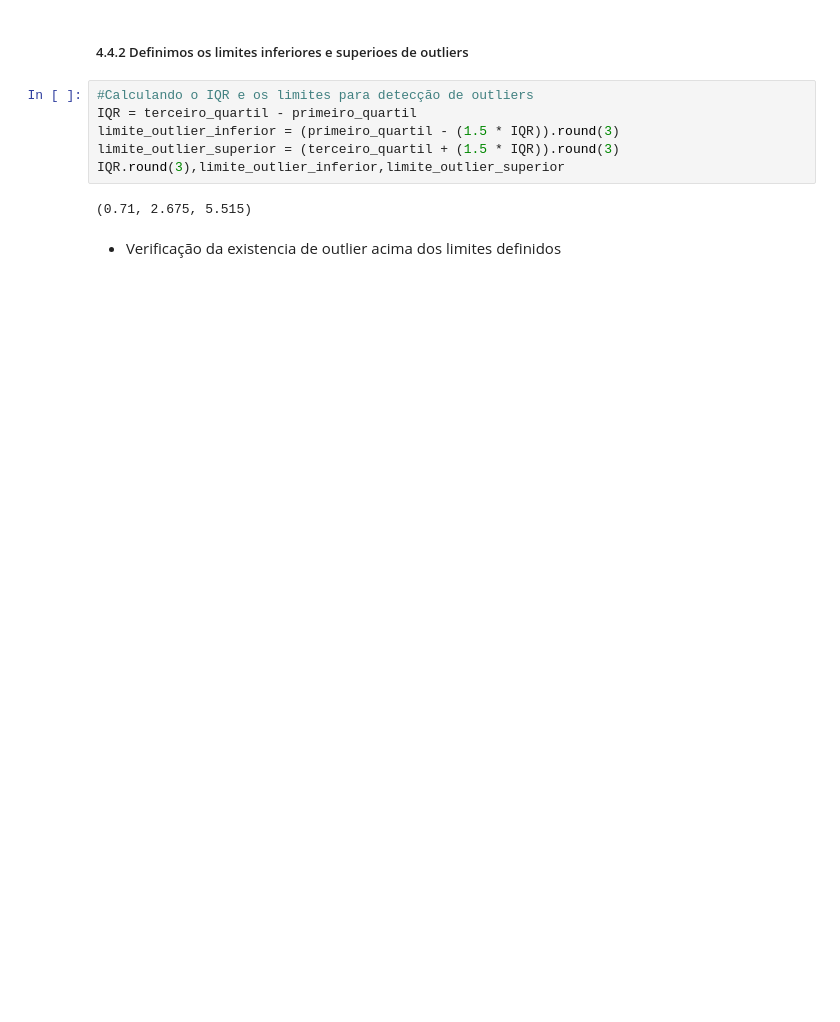
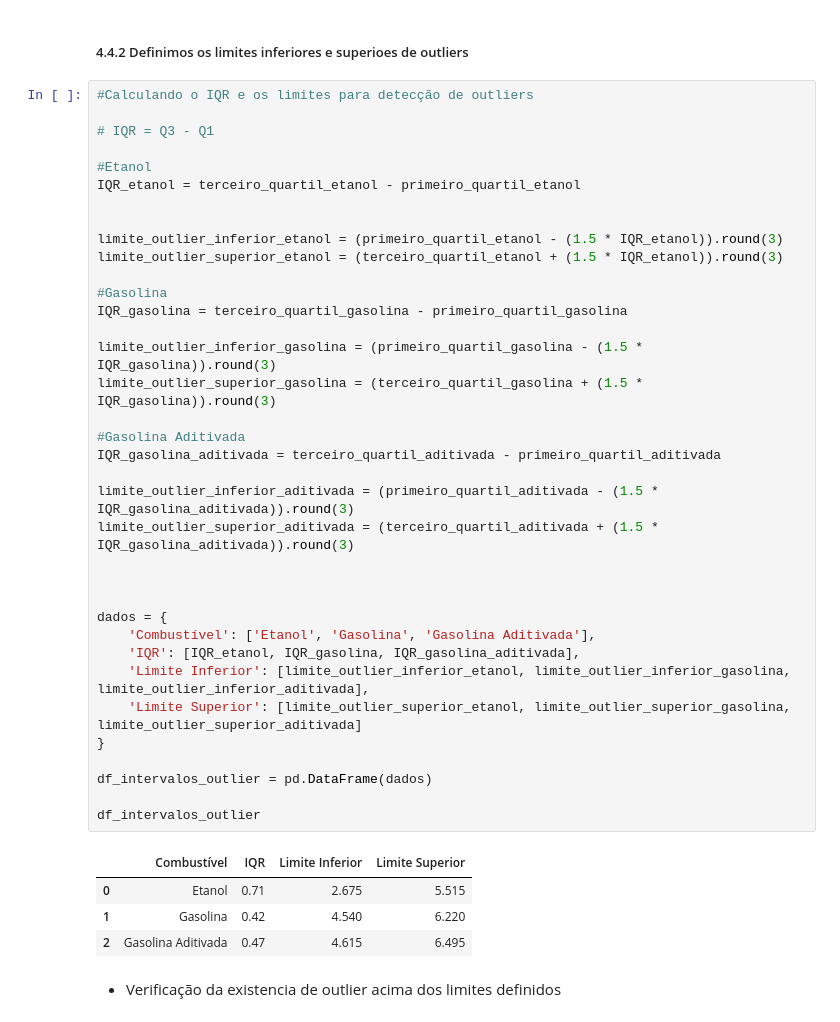
Before and after one commit to gideoni-santos/projeto-squad5-m4, a Jupyter notebook: Analise_combustiveis.ipynb, the cells around one changed output. Cells and saved outputs as stored; diff of their text form; blank space fills up the shorter version.

```diff
--- a/Analise_combustiveis.ipynb
+++ b/Analise_combustiveis.ipynb
@@ -167,12 +190,45 @@ primeiro_quartil,terceiro_quartil
 # %% [markdown]
 ##### 4.4.2 Definimos os limites inferiores e superioes de outliers
-# %%
-#Calculando o IQR e os limites para detecção de outliers
-IQR = terceiro_quartil - primeiro_quartil
-limite_outlier_inferior = (primeiro_quartil - (1.5 * IQR)).round(3)
-limite_outlier_superior = (terceiro_quartil + (1.5 * IQR)).round(3)
-IQR.round(3),limite_outlier_inferior,limite_outlier_superior
-# %% [output]
-(0.71, 2.675, 5.515)
+# %%
+#Calculando o IQR e os limites para detecção de outliers
+
+# IQR = Q3 - Q1
+
+#Etanol
+IQR_etanol = terceiro_quartil_etanol - primeiro_quartil_etanol
+
+
+limite_outlier_inferior_etanol = (primeiro_quartil_etanol - (1.5 * IQR_etanol)).round(3)
+limite_outlier_superior_etanol = (terceiro_quartil_etanol + (1.5 * IQR_etanol)).round(3)
+
+#Gasolina
+IQR_gasolina = terceiro_quartil_gasolina - primeiro_quartil_gasolina
+
+limite_outlier_inferior_gasolina = (primeiro_quartil_gasolina - (1.5 * IQR_gasolina)).round(3)
+limite_outlier_superior_gasolina = (terceiro_quartil_gasolina + (1.5 * IQR_gasolina)).round(3)
+
+#Gasolina Aditivada
+IQR_gasolina_aditivada = terceiro_quartil_aditivada - primeiro_quartil_aditivada
+
+limite_outlier_inferior_aditivada = (primeiro_quartil_aditivada - (1.5 * IQR_gasolina_aditivada)).round(3)
+limite_outlier_superior_aditivada = (terceiro_quartil_aditivada + (1.5 * IQR_gasolina_aditivada)).round(3)
+
+
+
+dados = {
+    'Combustível': ['Etanol', 'Gasolina', 'Gasolina Aditivada'],
+    'IQR': [IQR_etanol, IQR_gasolina, IQR_gasolina_aditivada],
+    'Limite Inferior': [limite_outlier_inferior_etanol, limite_outlier_inferior_gasolina, limite_outlier_inferior_aditivada],
+    'Limite Superior': [limite_outlier_superior_etanol, limite_outlier_superior_gasolina, limite_outlier_superior_aditivada]
+}
+
+df_intervalos_outlier = pd.DataFrame(dados)
+
+df_intervalos_outlier
+# %% [output]
+|  | Combustível | IQR | Limite Inferior | Limite Superior |
+| 0 | Etanol | 0.71 | 2.675 | 5.515 |
+| 1 | Gasolina | 0.42 | 4.540 | 6.220 |
+| 2 | Gasolina Aditivada | 0.47 | 4.615 | 6.495 |
 # %% [markdown]
 - Verificação da existencia de outlier acima dos limites definidos
```
Also changed, not shown: parts of 17 cells of this notebook.
